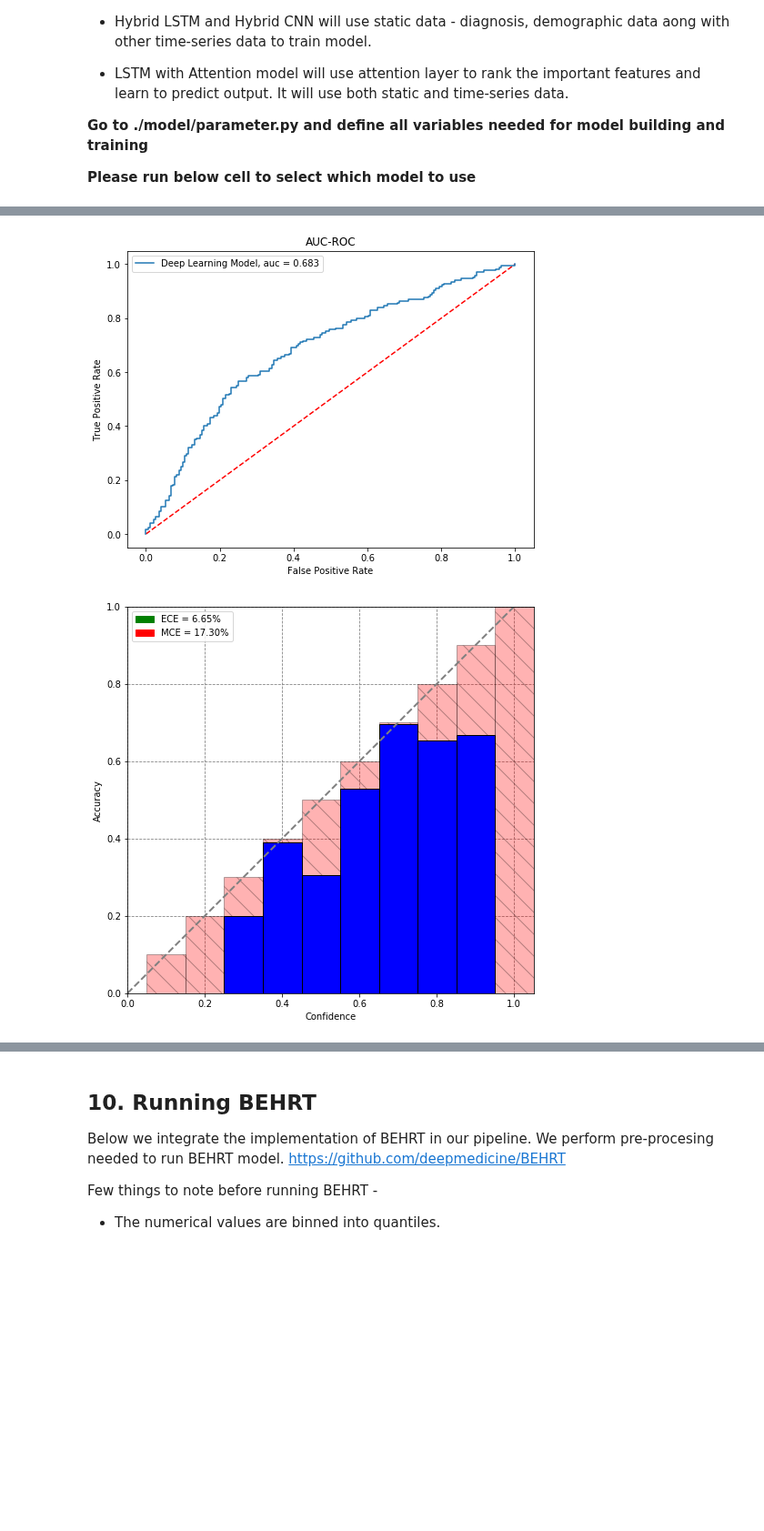
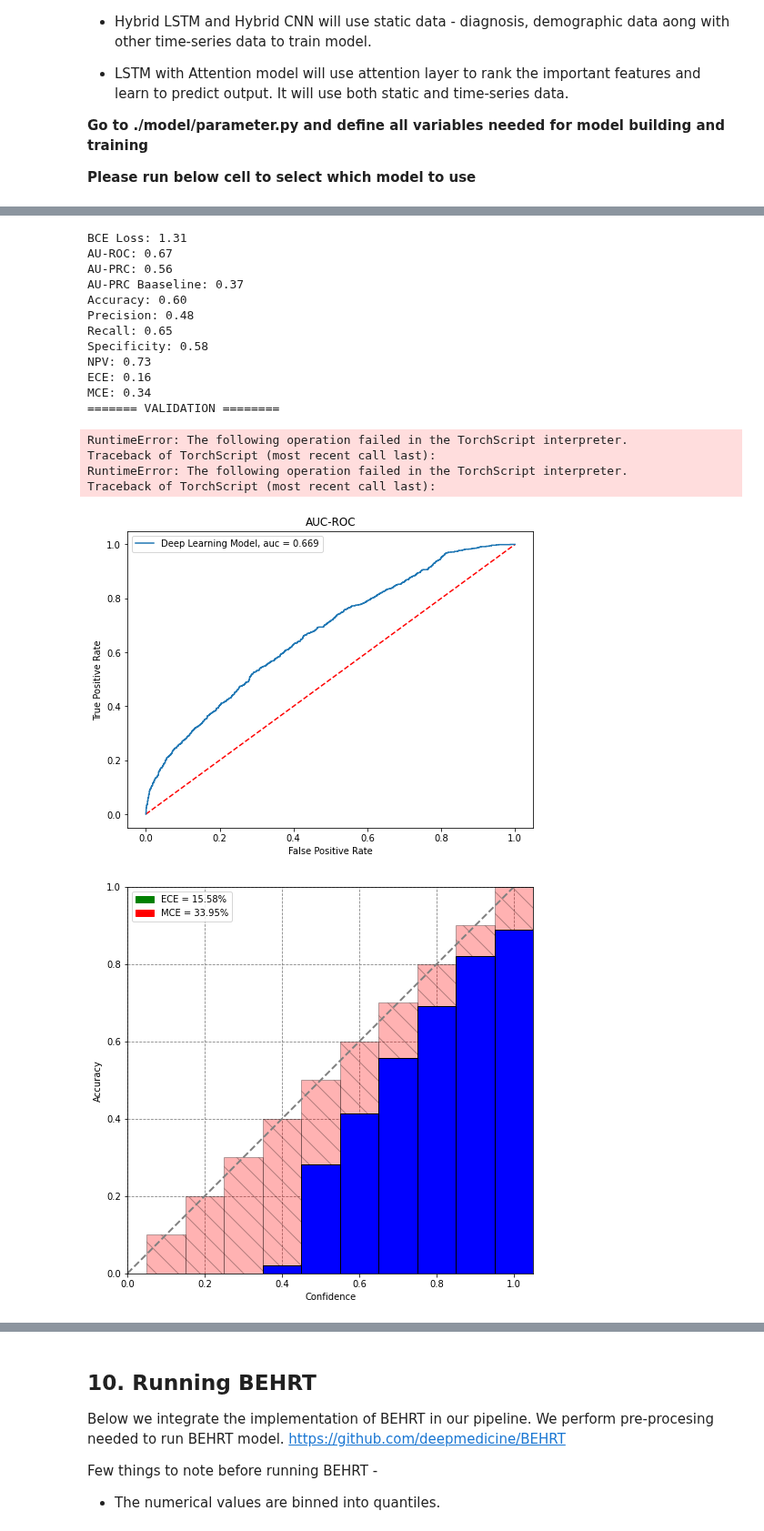
Before and after one commit to opent03/los-prediction, a Jupyter notebook: pipeline/mainPipeline.ipynb, the cells around one changed output, grey strips where cells are left out. Shown at 91% size. Saved outputs shown, nothing was run; the diff lists cells and outputs as text; code cells hidden in the pictures; blank space fills up the shorter version.

```diff
--- a/pipeline/mainPipeline.ipynb
+++ b/pipeline/mainPipeline.ipynb
@@ -154,0 +217,21 @@ RadioButtons(options=('Mortality', 'Length of Stay', 'Readmission', 'Phenotype')
+# %%
+disease_label=""
+label='Length of Stay'
+
+
+if los_bot.value=='Custom':
+    time=text1.value
+else:
+    time=int(los_bot.value.split()[4])
+
+data_icu=radio_input1.value=="ICU"
+data_mort=label=="Mortality"
+data_admn=label=='Readmission'
+data_los=label=='Length of Stay'
+
+
+icd_code='No Disease Filter'
+
+path_ext = "/datasets/MIMIC-IV/physionet.org/files/"
+version_path= path_ext + "mimiciv/2.2"
+cohort_los = day_intervals_cohort_v2.extract_data('ICU',label,time,icd_code, root_dir,disease_label, data_dir=data_dir, ver='2.2/')
@@ -347,6 +445,12 @@ Checkbox(value=True, description='Chart Events(Labs and Vitals)')
 Checkbox(value=True, description='Procedures')
 Checkbox(value=True, description='Medications')
 **Please run below cell to extract selected features**
+# %%
+diag_flag=check_input1.value
+out_flag=check_input2.value
+chart_flag=check_input3.value
+proc_flag=check_input4.value
+med_flag=check_input5.value
 # %%
 if data_icu:
     diag_flag=check_input1.value
@@ -854,10 +956,10 @@ MCE: 0.35
 
 **Please run below cell to select which model to use**
 # %%
-radio_input6=widgets.RadioButtons(options=['Time-series LSTM','Time-series CNN','Hybrid LSTM','Hybrid CNN'],value='Time-series LSTM')
+radio_input6=widgets.RadioButtons(options=['Time-series LSTM','Time-series CNN','Hybrid LSTM','Hybrid CNN', 'IMV lstm'],value='IMV lstm')
 display(radio_input6)
 print("Please select below option for cross-validation")
-radio_input7 = widgets.RadioButtons(options=['No CV','5-fold CV','10-fold CV'],value='5-fold CV')
+radio_input7 = widgets.RadioButtons(options=['No CV','5-fold CV','10-fold CV'],value='No CV')
 display(radio_input7)
 print("Do you want to do oversampling for minority calss ?")
 radio_input8 = widgets.RadioButtons(options=['True','False'],value='True')
@@ -876,8 +978,18 @@ elif radio_input7.value=='5-fold CV':
 elif radio_input7.value=='10-fold CV':
     cv=int(10)
 
+data_icu=True
+data_mort=True
+data_admn=False
+data_los=False
+diag_flag=True
+out_flag=True #False
+chart_flag=True
+proc_flag=True #False
+med_flag=True
+data2_dir = '/datasets/MIMIC-IV/'
 if data_icu:
-    model=dl_train.DL_models(data_icu,diag_flag,proc_flag,out_flag,chart_flag,med_flag,False,radio_input6.value,cv,oversampling=radio_input8.value=='True',model_name='attn_icu_read',train=True)
+    model=dl_train.DL_models(data_icu,diag_flag,proc_flag,out_flag,chart_flag,med_flag,False,radio_input6.value,cv,oversampling=radio_input8.value=='True',model_name='attn_icu_read',train=True, data_dir=data2_dir)
 else:
-    model=dl_train.DL_models(data_icu,diag_flag,proc_flag,False,False,med_flag,lab_flag,radio_input6.value,cv,oversampling=radio_input8.value=='True',model_name='attn_icu_read',train=True)
+    model=dl_train.DL_models(data_icu,diag_flag,proc_flag,False,False,med_flag,lab_flag,radio_input6.value,cv,oversampling=radio_input8.value=='True',model_name='attn_icu_read',train=True, data_dir=data2_dir)
 # %% [output]
@@ -902,2 +1014,18 @@ KeyboardInterrupt:
+BCE Loss: 1.31
+AU-ROC: 0.67
+AU-PRC: 0.56
+AU-PRC Baaseline: 0.37
+Accuracy: 0.60
+Precision: 0.48
+Recall: 0.65
+Specificity: 0.58
+NPV: 0.73
+ECE: 0.16
+MCE: 0.34
+======= VALIDATION ========
+RuntimeError: The following operation failed in the TorchScript interpreter.
+Traceback of TorchScript (most recent call last):
+RuntimeError: The following operation failed in the TorchScript interpreter.
+Traceback of TorchScript (most recent call last):
-[figure, old version]
+[figure, new version]
-[figure, old version]
+[figure, new version]
```
Also changed, not shown: parts of 20 cells of this notebook, 5 other files.
